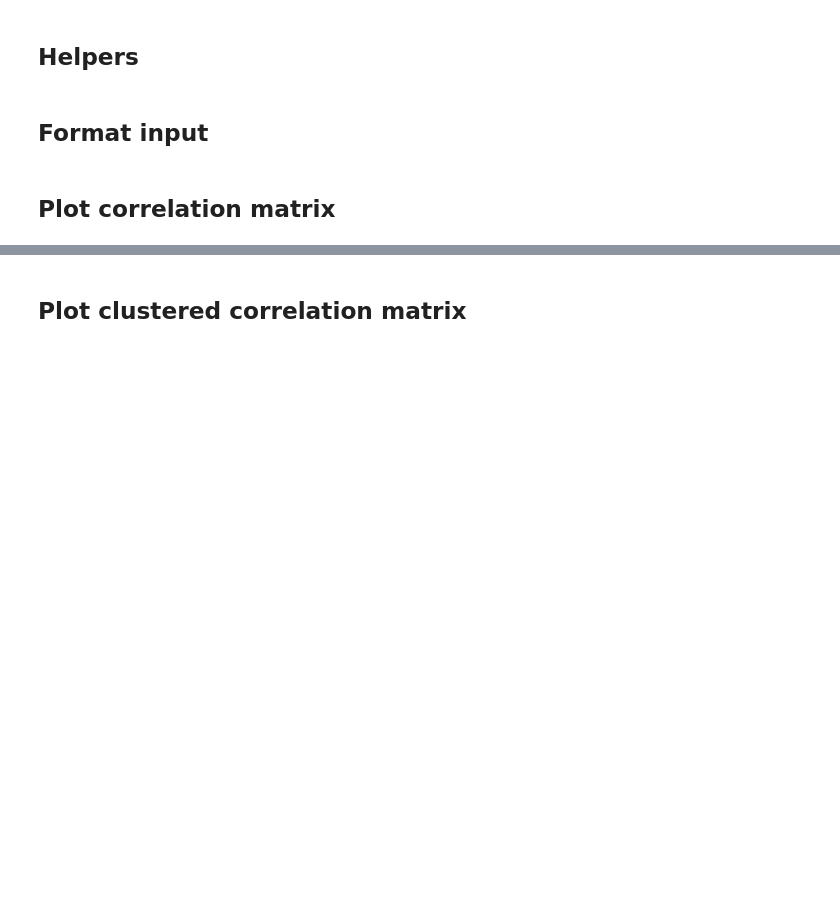
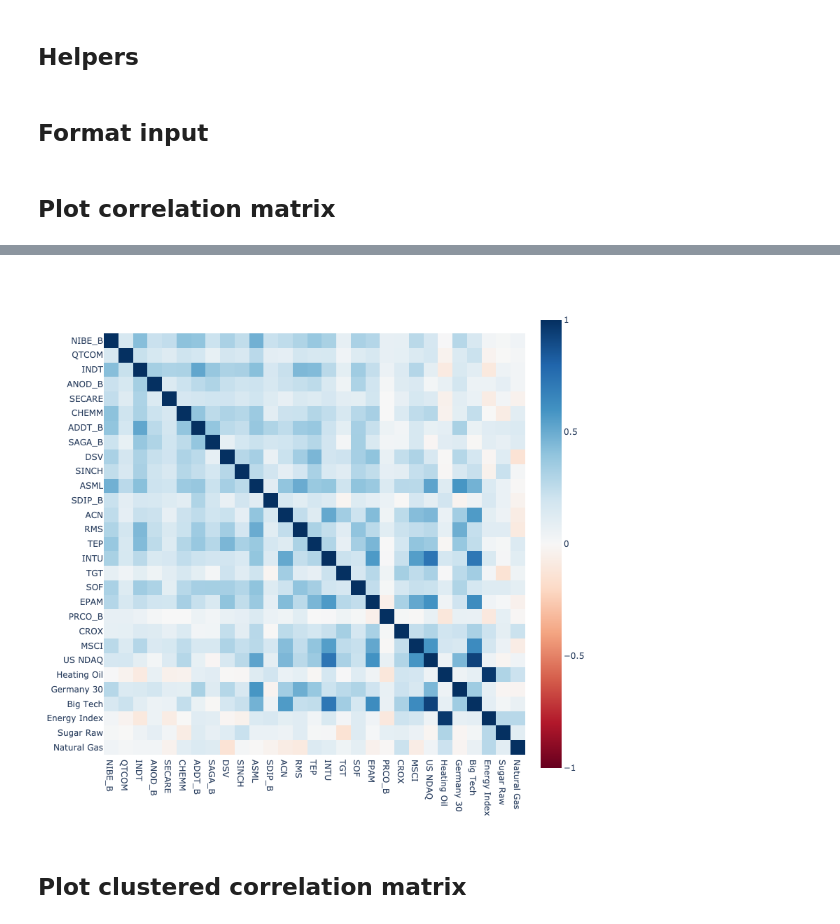
Before and after one commit to fernandobrito/investments-toolkit, a Jupyter notebook: examples/correlation_from_list.ipynb, the cells around one changed output, grey strips where cells are left out. Saved outputs shown, nothing was run; the diff lists cells and outputs as text; code cells hidden in the pictures; blank space fills up the shorter version.

Commit message:
fix: notebooks rendering on GitHub

```diff
--- a/examples/correlation_from_list.ipynb
+++ b/examples/correlation_from_list.ipynb
@@ -18,6 +18,10 @@ from investmentstk.plots.correlation import format_tick_values, format_tick_text
 # %% [markdown]
 ## Input
 # %%
+# Set this to True when running locally to get interactive charts
+# When publishing the notebook on GitHub, we need static images
+IS_INTERACTIVE = False
+
 assets = [
     Asset("NIBE_B", Source.Avanza, "5325"),
     Asset("QTCOM", Source.Avanza, "654081"),
@@ -83,5 +87,5 @@ df = convert_to_pct_change(df)
 ## Plot correlation matrix
 # %%
 correlations = df.corr()
-plot_correlation_matrix(correlations, width=800, height=800)
+plot_correlation_matrix(correlations, interactive=IS_INTERACTIVE, width=800, height=800)
 # %% [output]
@@ -90,3 +92,4 @@ plot_correlation_matrix(correlations, width=800, height=800)
+[figure, added]
 # %% [markdown]
 ## Plot clustered correlation matrix
 # %%
```
Also changed, not shown: parts of 3 cells of this notebook, 2 other files.
